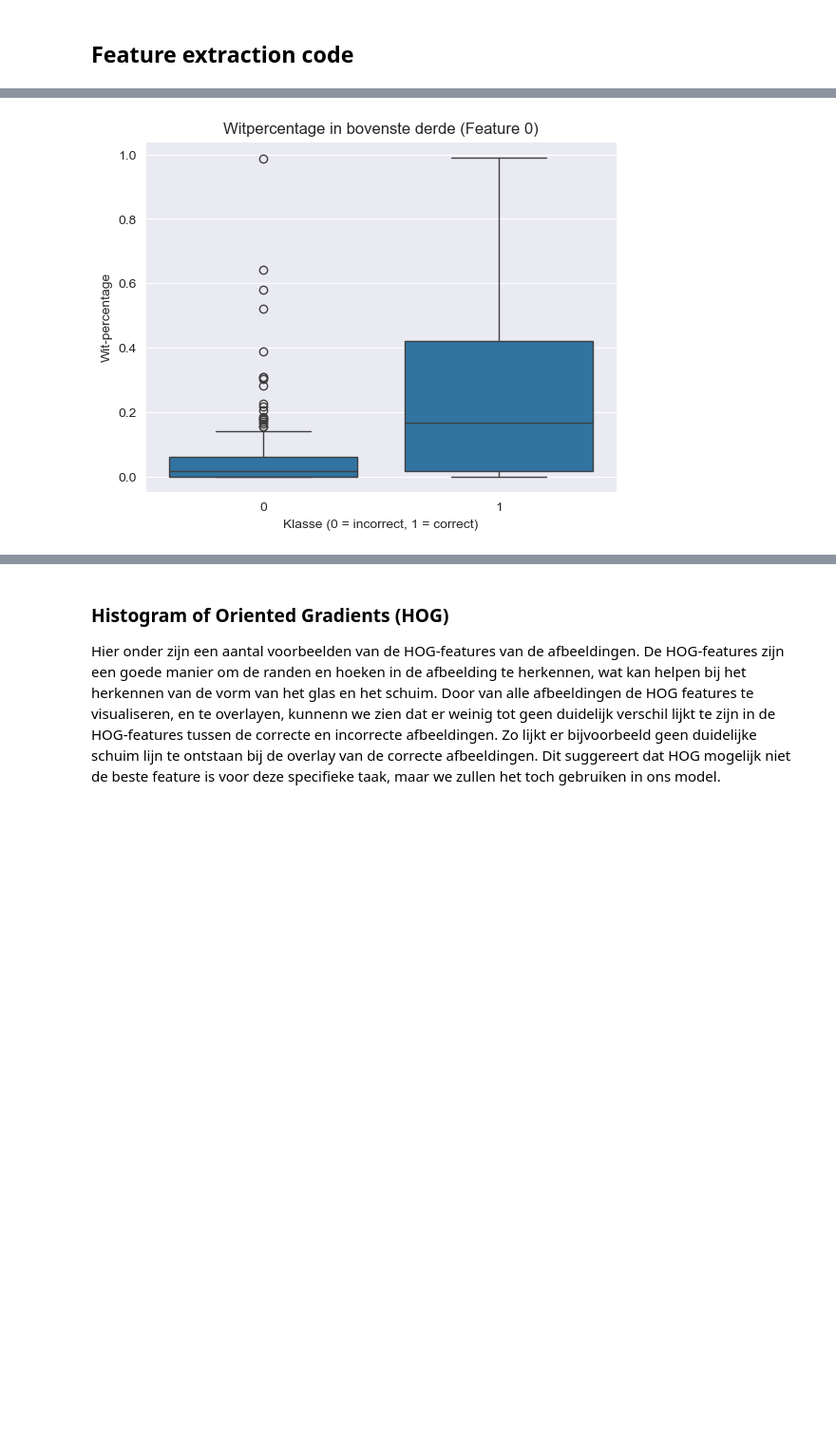
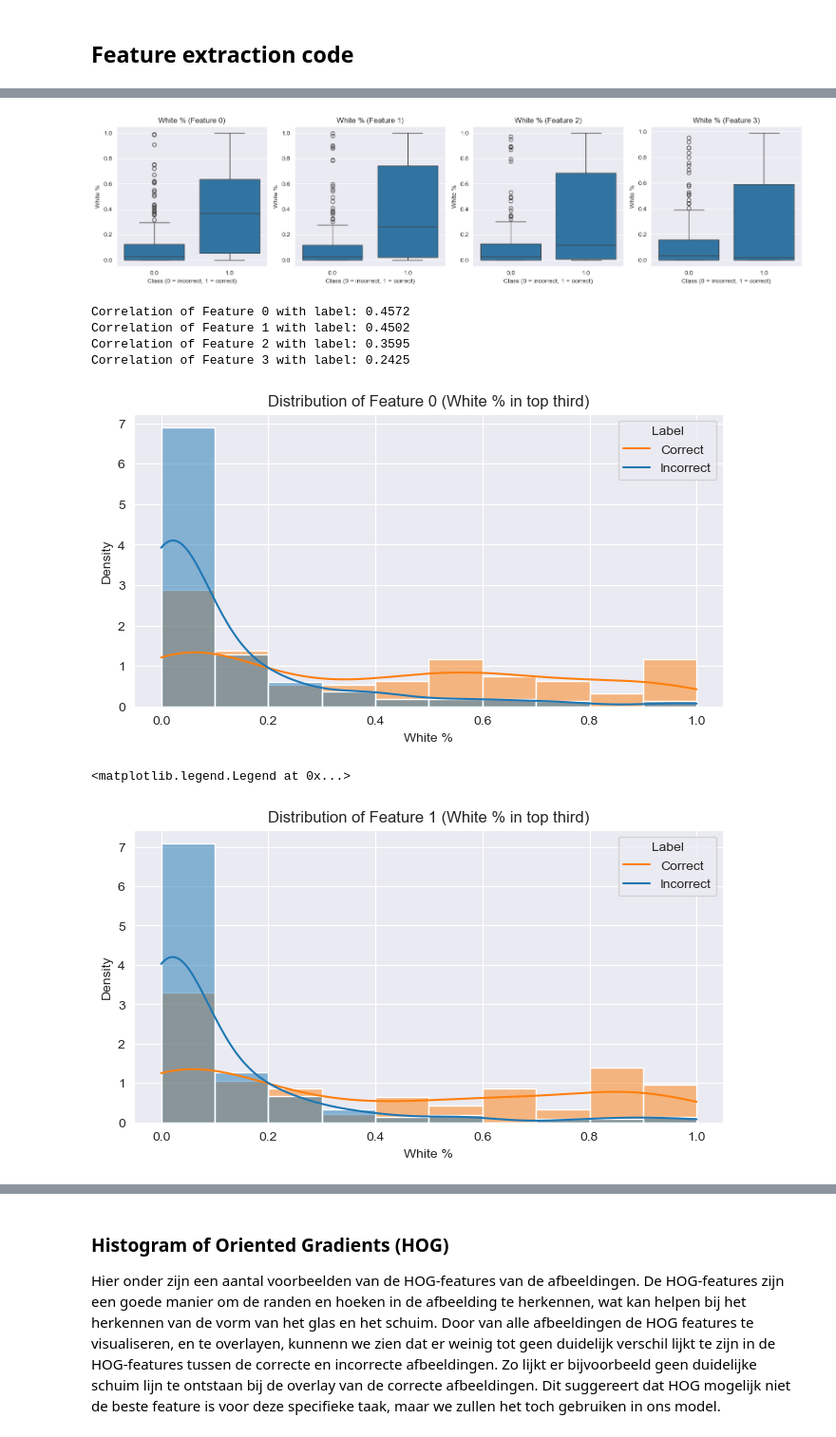
Before and after one commit to Liftpiloot/beer-classifier, a Jupyter notebook: Beer_classifier.ipynb, the cells around one changed output, grey strips where cells are left out. Shown at 95% size. Saved outputs shown, nothing was run; the diff lists cells and outputs as text; code cells hidden in the pictures; blank space fills up the shorter version.

```diff
--- a/Beer_classifier.ipynb
+++ b/Beer_classifier.ipynb
@@ -103,7 +118,7 @@ De data is scheef verdeeld, met veel meer incorrecte afbeeldingen dan correcte a
 ### Normaliseren van de pixel waarden
 De pixelwaarden van de afbeeldingen liggen tussen 0 en 255. Om de modellen beter te laten generaliseren, is het handig om de pixelwaarden te normaliseren naar een bereik tussen 0 en 1. Dit kan gedaan worden door de pixelwaarden te delen door 255. Dit zorgt ervoor dat de modellen sneller convergeren en beter presteren.
 # %%
-X = X.astype('float32') / 255.0
+# X = X.astype('float32') / 255.0
 # %% [markdown]
 ### Balanceren van de dataset
 Er zijn meerdere methoden om de datasest te balanceren, namelijk:
@@ -175,8 +179,7 @@ def average_color_gradient(images, stripe_height=50, middle_fraction=0.3):
         avg_per_row = np.mean(img_middle, axis=1)
         avg_colors.append(avg_per_row)
     avg_colors = np.array(avg_colors)
-    # For normalized pixel values (0-1), scale back to 0-255 before converting to uint8
-    mean_gradient = (np.mean(avg_colors, axis=0) * 255).astype(np.uint8)
+    mean_gradient = np.mean(avg_colors, axis=0).astype(np.uint8)
     gradient_stripe = np.repeat(mean_gradient[:, np.newaxis, :], stripe_height, axis=1)
     return gradient_stripe
 
@@ -274,16 +284,50 @@ De volgende boxplot laat zien dat het wit-percentage in de bovenste derde van de
 # %%
 features = np.array(features)
 df = pd.DataFrame(features)
 df['label'] = y
 
 # Wit-percentage bovenste derde
-sns.boxplot(x='label', y=0, data=df)
-plt.title("Witpercentage in bovenste derde (Feature 0)")
-plt.xlabel("Klasse (0 = incorrect, 1 = correct)")
-plt.ylabel("Wit-percentage")
+# Boxplot van wit-percentage in bovenste derde
+plt.figure(figsize=(16, 4))
+for i in range(4):
+    plt.subplot(1, 4, i + 1)
+    sns.boxplot(x='label', y=i, data=df)
+    plt.title(f"White % (Feature {i})")
+    plt.xlabel("Class (0 = incorrect, 1 = correct)")
+    plt.ylabel("White %")
+plt.tight_layout()
 plt.show()
+
+# Compute correlation of each feature with the label
+for i in range(4):
+    corr = df[i].corr(df['label'])
+    print(f"Correlation of Feature {i} with label: {corr:.4f}")
+
+# Plot the distribution of the first feature
+plt.figure(figsize=(8, 4))
+sns.histplot(data=df, x=0, hue='label', kde=True, stat='density', common_norm=False)
+plt.title("Distribution of Feature 0 (White % in top third)")
+plt.xlabel("White %")
+plt.ylabel("Density")
+plt.legend(title='Label', labels=['Correct', 'Incorrect'])
+plt.show()
+
+# plot the distribution of the second feature
+plt.figure(figsize=(8, 4))
+sns.histplot(data=df, x=1, hue='label', kde=True, stat='density', common_norm=False)
+plt.title("Distribution of Feature 1 (White % in top third)")
+plt.xlabel("White %")
+plt.ylabel("Density")
+plt.legend(title='Label', labels=['Correct', 'Incorrect'])
 # %% [output]
-[figure, old version]
+[figure, new version]
+Correlation of Feature 0 with label: 0.4572
+Correlation of Feature 1 with label: 0.4502
+Correlation of Feature 2 with label: 0.3595
+Correlation of Feature 3 with label: 0.2425
+[figure, added]
+<matplotlib.legend.Legend at 0x...>
+[figure, added]
 # %% [markdown]
 ### Gemiddelde kleur in de middelste derde (HSV)
 Zoals te zien in de boxplots, bevat de incorrecte groep afbeeldingen veel meer uitschieters in de hue. Dit komt waarschijnlijk omdat de glazen hier slechts halfvol of leeg zijn. Verder is de saturatie iets lager bij de incorrecte groep.
```
Also changed, not shown: parts of 11 cells of this notebook.
